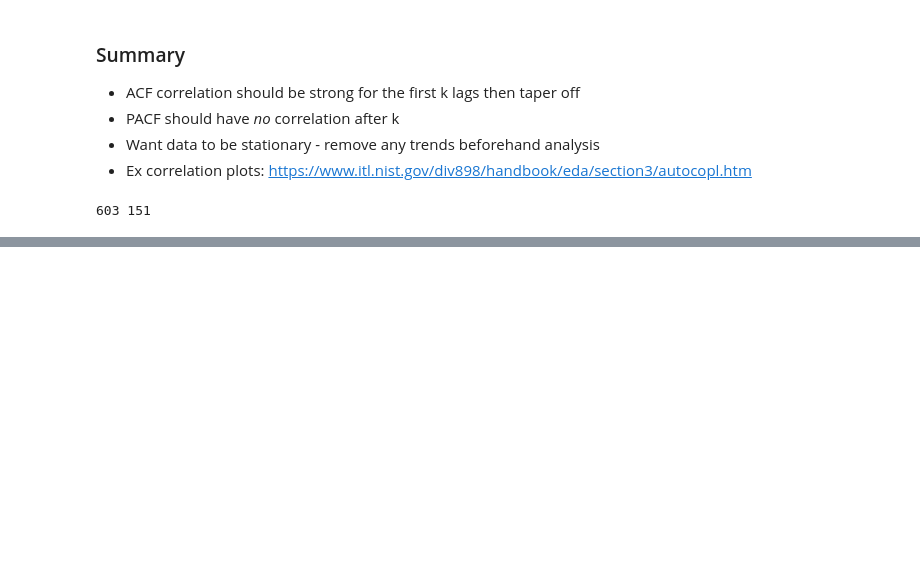
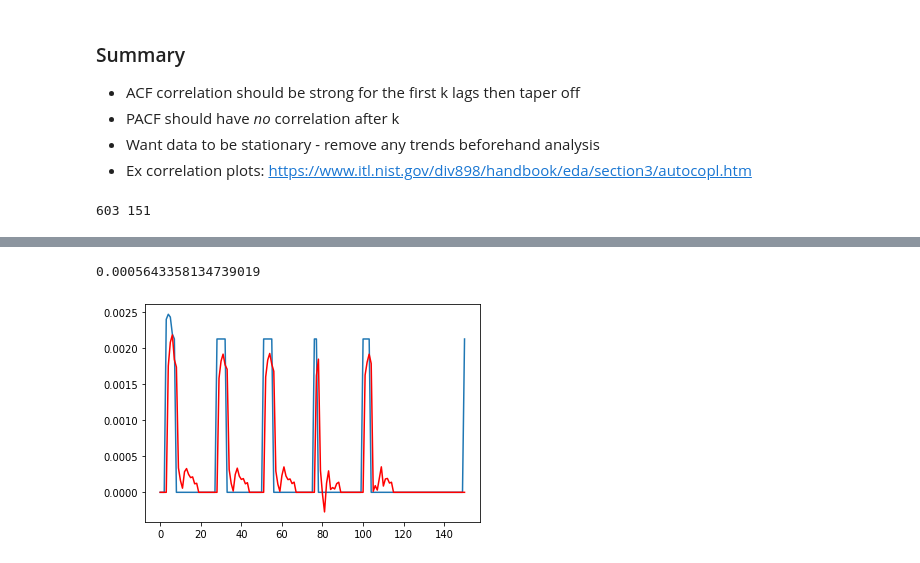
Before and after one commit to smannan/LIFXBulbAnalysis, a Jupyter notebook: SmartBulbARIMAModel.ipynb, the cells around one changed output, grey strips where cells are left out. Cells and saved outputs as stored; diff of their text form; code cells hidden in the pictures; blank space fills up the shorter version.

Commit message:
Make rolling predictions on the dataset

```diff
--- a/SmartBulbARIMAModel.ipynb
+++ b/SmartBulbARIMAModel.ipynb
@@ -111,0 +122,35 @@ model_fit = fit_model(train)
+# %%
+def rolling_predictions(train, test, order=(10, 1, 0)):
+  # put training points in a list
+  history = [x for x in train]
+  # for storing predictions
+  predictions = list()
+
+  # walk-forward validation
+  for t in range(len(test)):
+    # fit new model each iteration based on all past data points
+    model = ARIMA(history, order=order)
+    model_fit = model.fit()
+
+    # get the next datapoint and add it to predictions
+    output = model_fit.forecast()
+    predictions.append(output[0])
+    history.append(test[t])
+    print('predicted=%f, expected=%f' % (output[0], test[t]))
+
+  return predictions
+# %%
+predictions = rolling_predictions(train, test)
+# %%
+from sklearn.metrics import mean_squared_error
+from math import sqrt
+rmse = sqrt(mean_squared_error(test, predictions))
+rmse
+# %% [output]
+0.0005643358134739019
+# %%
+plt.plot(test)
+plt.plot(predictions, color='red')
+plt.show()
+# %% [output]
+[figure, added]
```
Also changed, not shown: parts of 5 cells of this notebook.
